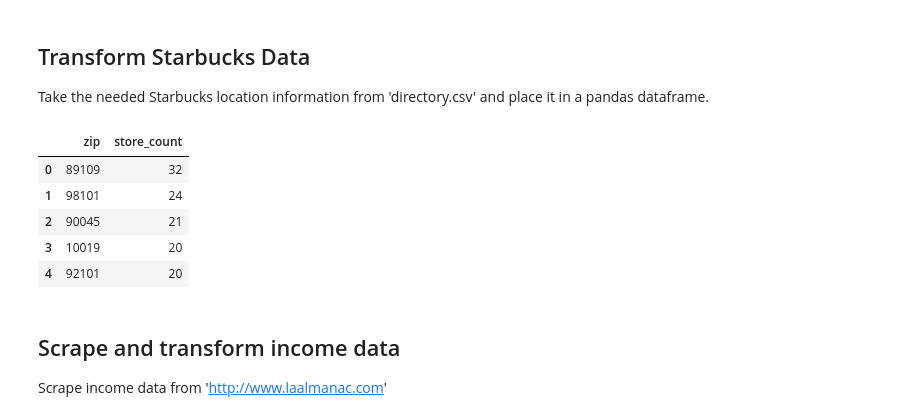
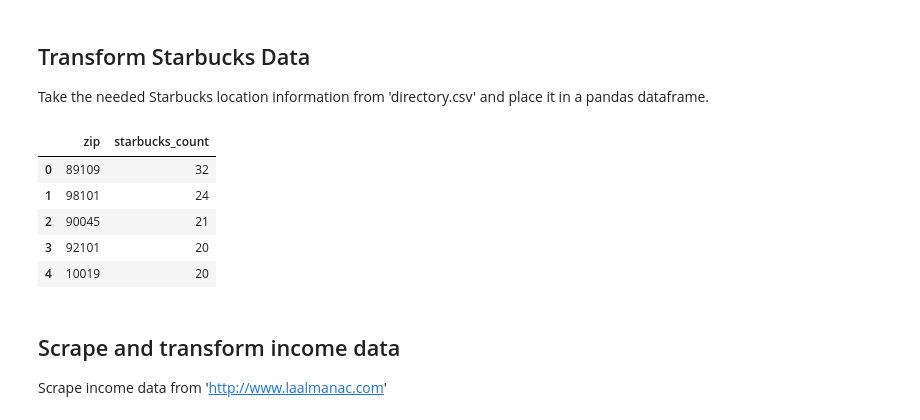
Before and after one commit to hone1er/ETLproject, a Jupyter notebook: datanotebook.ipynb, the cells around one changed output. Cells and saved outputs as stored; diff of their text form; code cells hidden in the pictures.

```diff
--- a/datanotebook.ipynb
+++ b/datanotebook.ipynb
@@ -52,20 +52,20 @@ Take the needed Starbucks location information from 'directory.csv' and place it
 # %%
 starbucks = pd.read_csv('directory.csv')
 starbucks = starbucks[['Brand','City','State/Province', 'Country', 'Postcode']]
 starbucks.columns = ['brand', 'city', 'state', 'country', 'zip']
 starbucks = starbucks[starbucks['country']=='US']
 starbucksdf = pd.DataFrame(starbucks['zip'].str.slice(0,5,1).value_counts())
 starbucksdf.reset_index(level=0, inplace=True)
-starbucksdf.columns = ['zip', 'store_count']
-starbucksdf.sort_values('store_count', ascending=False)
+starbucksdf.columns = ['zip', 'starbucks_count']
+starbucksdf.sort_values('starbucks_count', ascending=False)
 starbucksdf.head()
 # %% [output]
-|  | zip | store_count |
+|  | zip | starbucks_count |
 | 0 | 89109 | 32 |
 | 1 | 98101 | 24 |
 | 2 | 90045 | 21 |
-| 3 | 10019 | 20 |
-| 4 | 92101 | 20 |
+| 3 | 92101 | 20 |
+| 4 | 10019 | 20 |
 # %% [markdown]
 ## Scrape and transform income data
 Scrape income data from 'http://www.laalmanac.com'
```
Also changed, not shown: parts of 6 cells of this notebook, 3 other files.
